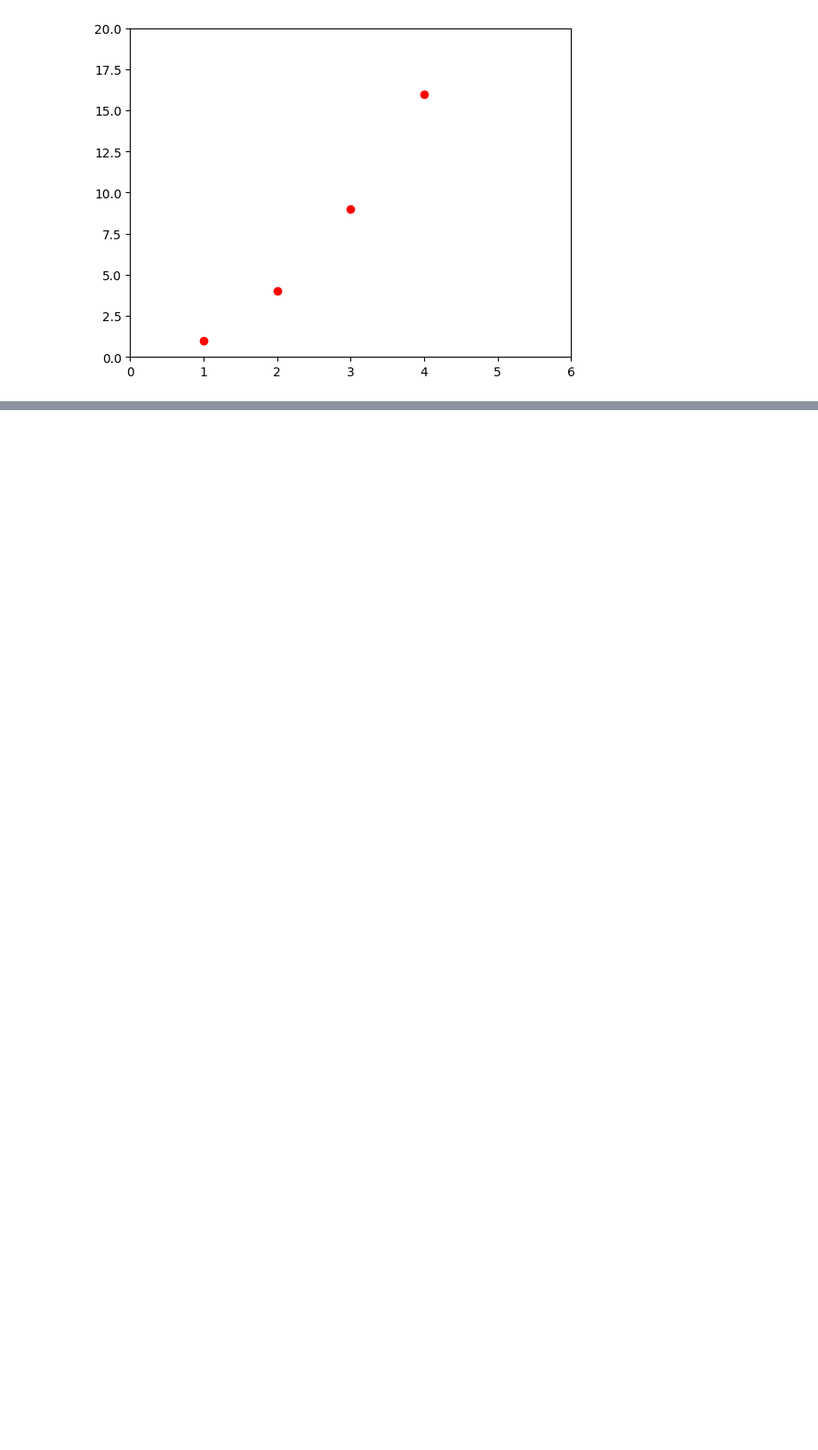
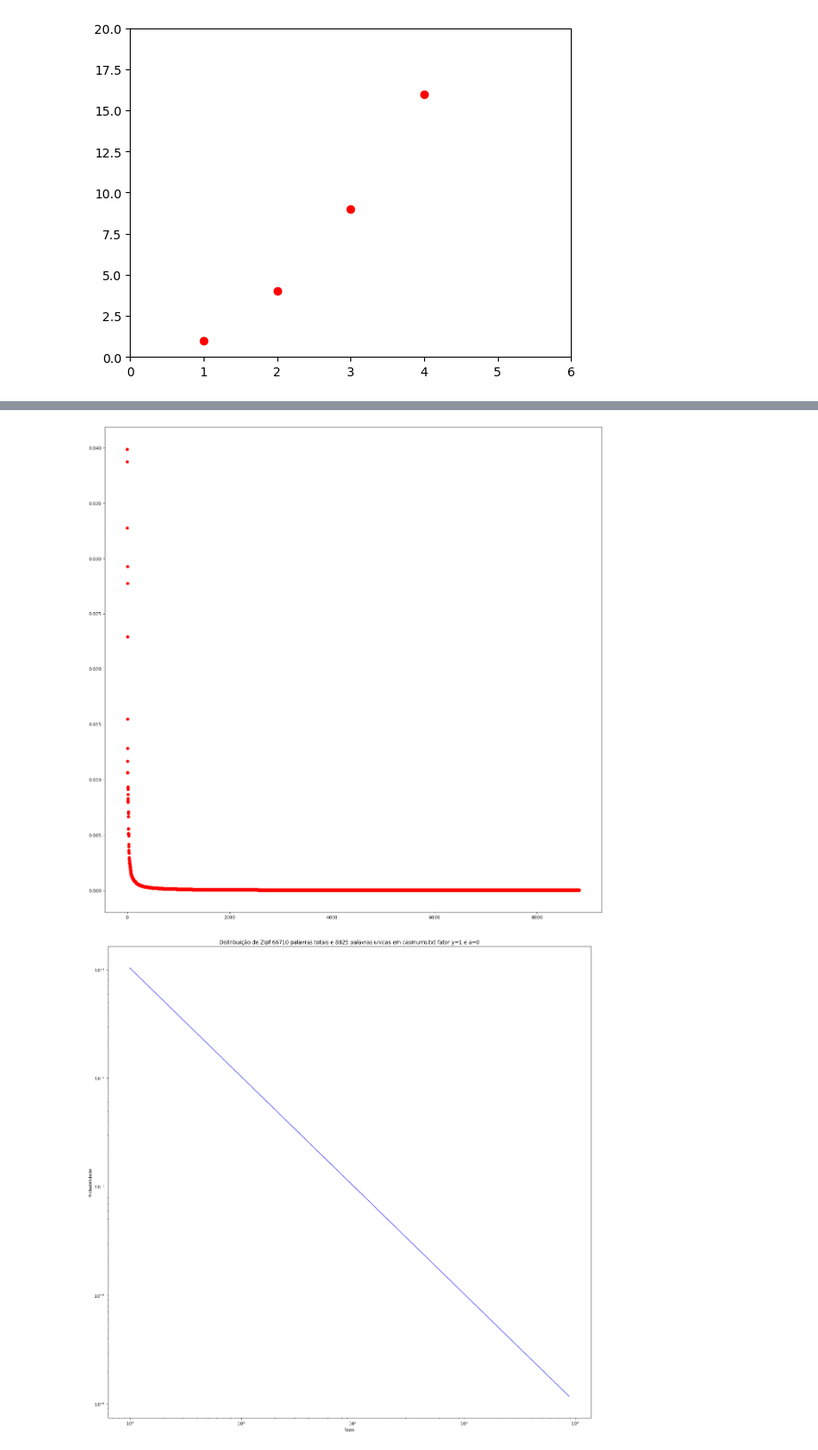
Before and after one commit to victorivis/lei-de-zipf, a Jupyter notebook: rascunhos-sem-proposito.ipynb, the cells around one changed output, grey strips where cells are left out. Shown at 89% size. Cells and saved outputs as stored; diff of their text form; code cells hidden in the pictures; blank space fills up the shorter version.

```diff
--- a/rascunhos-sem-proposito.ipynb
+++ b/rascunhos-sem-proposito.ipynb
@@ -157,0 +241,55 @@ plt.show()
+# %%
+#Os parametros y e a não são necessário e servem para transformar na variacao Zipf-Mandelbrot
+def distribuicao_zipf(n, y=1, a=0):
+    # Gera os ranks e probabilidades de acordo com a lei de Zipf
+    ranks = np.arange(1, n + 1)
+    probabilities = 1 / ((ranks+a)** y)
+
+    # Normaliza as probabilidades para que somem 1
+    probabilities /= np.sum(probabilities)
+    return ranks, probabilities
+
+def plot_zipf_distribution(n, y, a=0):
+    ranks, probabilities = distribuicao_zipf(n, y, a)
+
+    # Plota a distribuição de Zipf
+    plt.figure(figsize=(20, 20), dpi=80)
+    plt.plot(ranks, probabilities, color='blue', alpha=0.7)
+    plt.xscale('log')
+    plt.yscale('log')
+    plt.title(f'Distribuição de Zipf {soma} palavras totais e {n} palavras unicas em {nomeLivro} fator y={y} e a={a}')
+    plt.xlabel('Rank')
+    plt.ylabel('Probabilidade')
+
+# Mude o caminho para fazer a distribuicao com outros livros
+livro = "resultados/saida-casmurro.txt"
+
+#recebe apenas o nome do livro sem o caminho
+nomeLivro = livro.split("-")[1]
+
+dicionario = receberDict(livro)
+listaValores = list(dicionario.values())
+listaChaves = list(dicionario.keys())
+
+tamanho = len(listaValores)
+soma = sum(listaValores)
+
+# Usando enumerate para obter índices e valores simultaneamente
+lista = [i + 1 for i, _ in enumerate(listaValores)]
+listaValores = [val / soma for val in listaValores]
+
+# Plota o gráfico de pontos vermelhos
+plt.figure(figsize=(20, 20), dpi=80)
+plt.plot(lista, listaValores, 'ro')
+
+n_palavras_diferentes = len(listaValores)
+parametro_y = 1
+
+# Chama a função para plotar a distribuição de Zipf no mesmo gráfico
+plot_zipf_distribution(n_palavras_diferentes, 1, 0)
+
+# Exibe o gráfico final
+plt.show()
+# %% [output]
+[figure, added]
+[figure, added]
```
Also changed, not shown: parts of 3 cells of this notebook, 2 other files.
